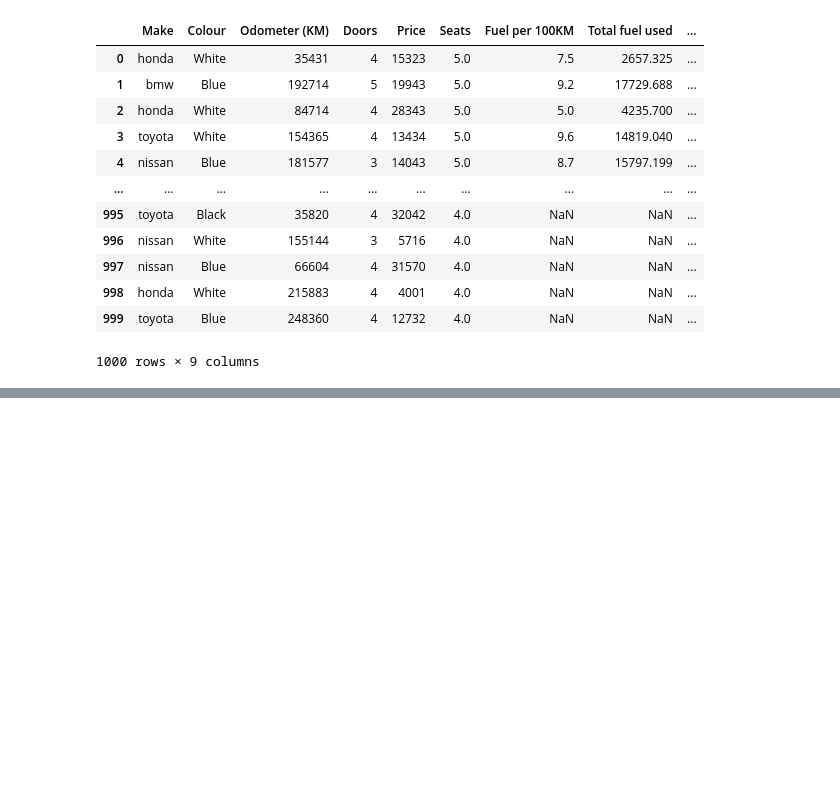
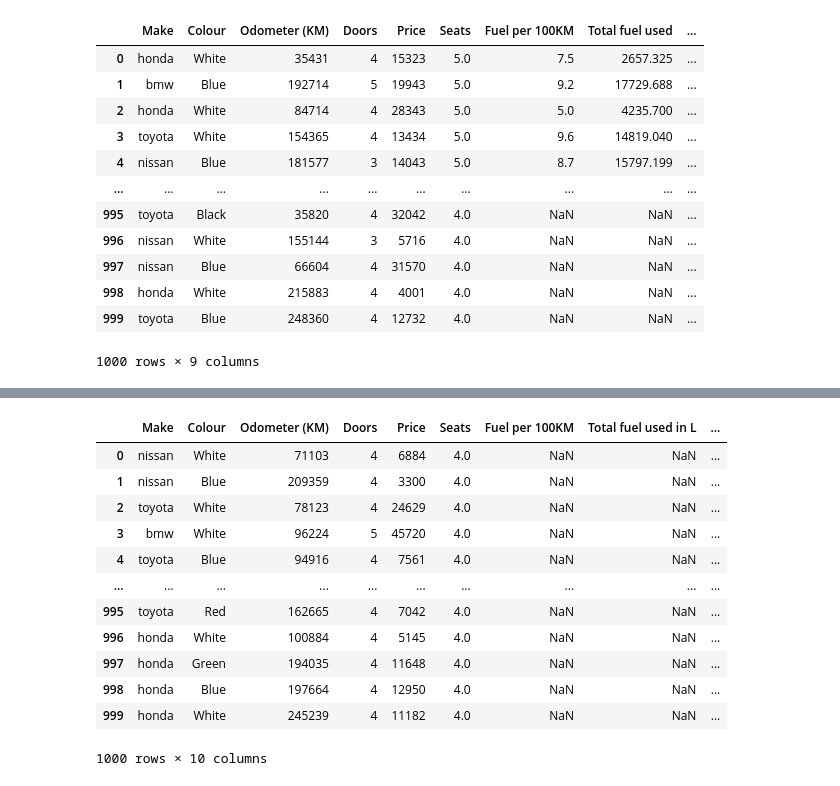
Before and after one commit to dustyfingers/car-sales-project, a Jupyter notebook: intro-to-pandas.ipynb, the cells around one changed output, grey strips where cells are left out. Cells and saved outputs as stored; diff of their text form; code cells hidden in the pictures; blank space fills up the shorter version.

```diff
--- a/intro-to-pandas.ipynb
+++ b/intro-to-pandas.ipynb
@@ -489,0 +527,16 @@ dtype: object
+# %%
+car_sales_shuffled
+# %% [output]
+|  | Make | Colour | Odometer (KM) | Doors | Price | Seats | Fuel per 100KM | Total fuel used in L | ... |
+| 0 | nissan | White | 71103 | 4 | 6884 | 4.0 | NaN | NaN | ... |
+| 1 | nissan | Blue | 209359 | 4 | 3300 | 4.0 | NaN | NaN | ... |
+| 2 | toyota | White | 78123 | 4 | 24629 | 4.0 | NaN | NaN | ... |
+| 3 | bmw | White | 96224 | 5 | 45720 | 4.0 | NaN | NaN | ... |
+| 4 | toyota | Blue | 94916 | 4 | 7561 | 4.0 | NaN | NaN | ... |
+| ... | ... | ... | ... | ... | ... | ... | ... | ... | ... |
+| 995 | toyota | Red | 162665 | 4 | 7042 | 4.0 | NaN | NaN | ... |
+| 996 | honda | White | 100884 | 4 | 5145 | 4.0 | NaN | NaN | ... |
+| 997 | honda | Green | 194035 | 4 | 11648 | 4.0 | NaN | NaN | ... |
+| 998 | honda | Blue | 197664 | 4 | 12950 | 4.0 | NaN | NaN | ... |
+| 999 | honda | White | 245239 | 4 | 11182 | 4.0 | NaN | NaN | ... |
+1000 rows × 10 columns
```
Also changed, not shown: parts of 12 cells of this notebook.
